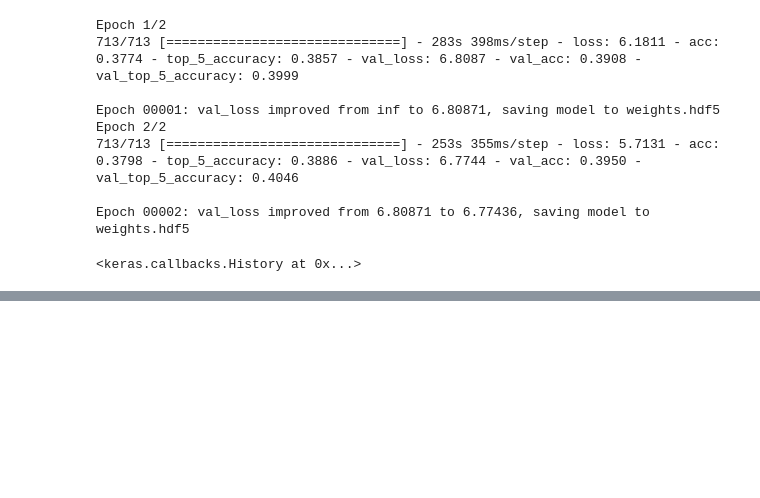
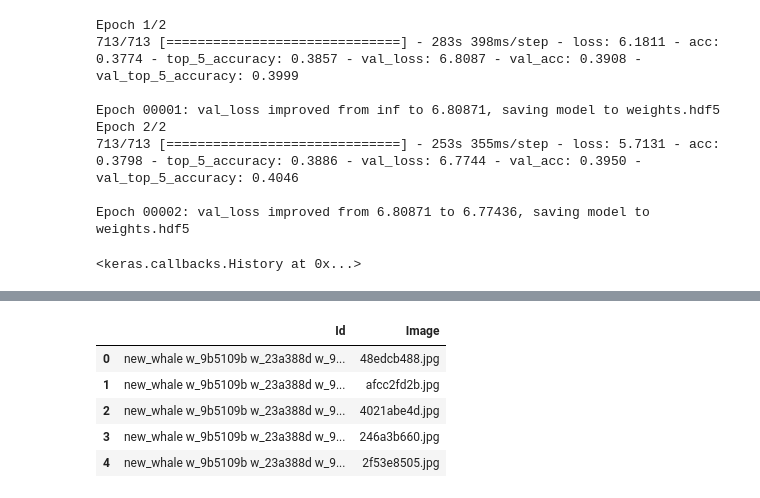
Before and after one commit to Zundock/Deep-whaling, a Jupyter notebook: deep_learning_final_project.ipynb, the cells around one changed output, grey strips where cells are left out. Saved outputs shown, nothing was run; the diff lists cells and outputs as text; code cells hidden in the pictures; blank space fills up the shorter version.

```diff
--- a/deep_learning_final_project.ipynb
+++ b/deep_learning_final_project.ipynb
@@ -230,0 +249,4 @@ Epoch 00002: val_loss improved from 6.80871 to 6.77436, saving model to weights.
+# %%
+'''This filters only the top 5 possible ids of an image'''
+pred_sorted = np.argsort(-pred, axis = 1)[:,:5]
+pred_sorted
@@ -230,0 +261,36 @@ Epoch 00002: val_loss improved from 6.80871 to 6.77436, saving model to weights.
+# %%
+'''
+Now we generate a map of each
+index to an Id on the format
+{
+0: 'w_f48451c',
+1: 'w_c3d896a',
+2: 'w_20df2c5',
+...
+}
+'''
+labels = (train_generator.class_indices)
+labels = dict((v,k) for k,v in labels.items())
+# %%
+'''
+Here we prepare pred_ids, which is a list of lists containing
+the top 5 ids by name. For example, w_13ae3d4.
+'''
+from tqdm import tqdm
+#create empty list
+pred_ids = list()
+for i,row in enumerate(tqdm(pred_sorted)):
+    #create a temporary list to store the ids for a given image
+    temp_list = []
+    for j,value in enumerate(row):
+        #for each index in pred_sorted, append the real Id in temp_list
+        temp_list.append(labels[row[j]])
+    #append all 5 ids for a given image to pred_ids
+    #effectively creating a similar list to pred_sorted
+    #but with the real ids
+    pred_ids.append(temp_list)
+# %%
+'''create the final predictions by using all ids in a single string'''
+final_preds = []
+for i,top_5_ids in enumerate(pred_ids):
+    final_preds.append(' '.join(pred_ids[i]))
@@ -230,0 +301,11 @@ Epoch 00002: val_loss improved from 6.80871 to 6.77436, saving model to weights.
+# %%
+submission = pd.DataFrame({"Image": os.listdir('./test'), "Id": final_preds})
+submission.to_csv("submission.csv", index = False)
+submission.head()
+# %% [output]
+|  | Id | Image |
+| 0 | new_whale w_9b5109b w_23a388d w_9... | 48edcb488.jpg |
+| 1 | new_whale w_9b5109b w_23a388d w_9... | afcc2fd2b.jpg |
+| 2 | new_whale w_9b5109b w_23a388d w_9... | 4021abe4d.jpg |
+| 3 | new_whale w_9b5109b w_23a388d w_9... | 246a3b660.jpg |
+| 4 | new_whale w_9b5109b w_23a388d w_9... | 2f53e8505.jpg |
```
Also changed, not shown: parts of 7 cells of this notebook.
